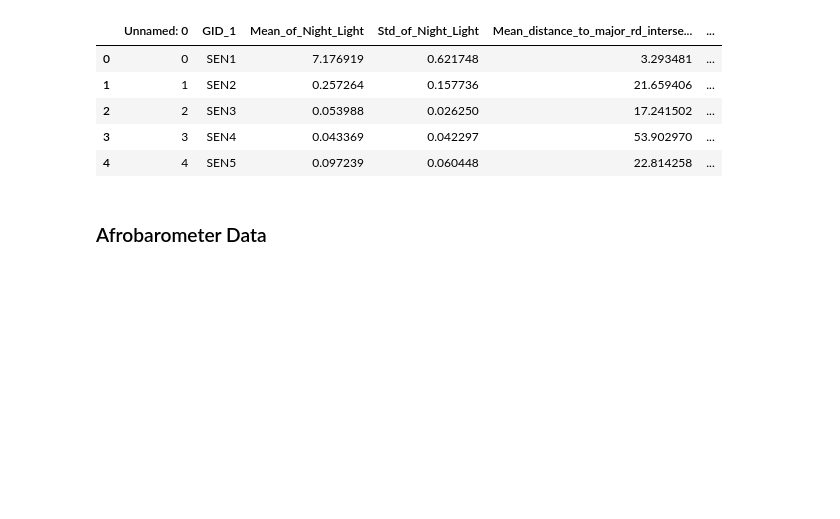
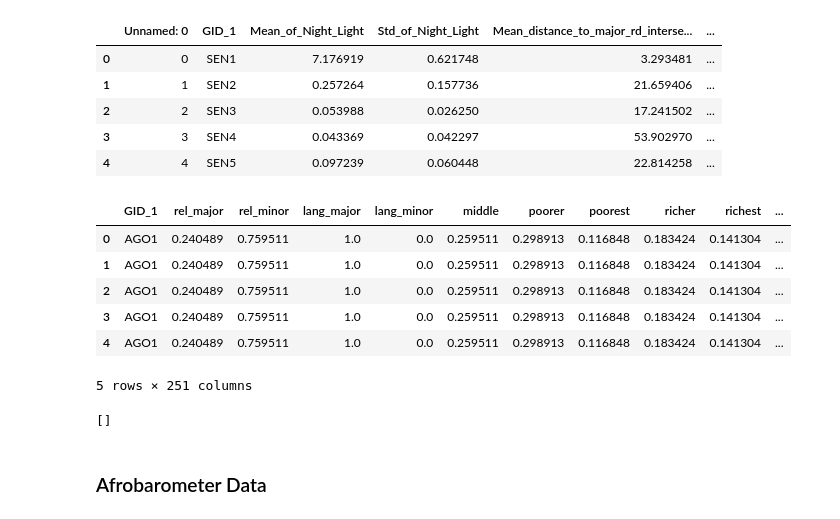
Before and after one commit to Societal-Computing/health_inequalities, a Jupyter notebook: notebooks/Data_Analysis.ipynb, the cells around one changed output. Saved outputs shown, nothing was run; the diff lists cells and outputs as text; code cells hidden in the pictures; blank space fills up the shorter version.

```diff
--- a/notebooks/Data_Analysis.ipynb
+++ b/notebooks/Data_Analysis.ipynb
@@ -188,6 +187,22 @@ wp.head()
 | 2 | 2 | SEN3 | 0.053988 | 0.026250 | 17.241502 | ... |
 | 3 | 3 | SEN4 | 0.043369 | 0.042297 | 53.902970 | ... |
 | 4 | 4 | SEN5 | 0.097239 | 0.060448 | 22.814258 | ... |
+# %%
+dhs = pd.read_csv("external_dataset/dhs_health_by_sex_mobile.csv")
+# %%
+dhs.head()
+# %% [output]
+|  | GID_1 | rel_major | rel_minor | lang_major | lang_minor | middle | poorer | poorest | richer | richest | ... |
+| 0 | AGO1 | 0.240489 | 0.759511 | 1.0 | 0.0 | 0.259511 | 0.298913 | 0.116848 | 0.183424 | 0.141304 | ... |
+| 1 | AGO1 | 0.240489 | 0.759511 | 1.0 | 0.0 | 0.259511 | 0.298913 | 0.116848 | 0.183424 | 0.141304 | ... |
+| 2 | AGO1 | 0.240489 | 0.759511 | 1.0 | 0.0 | 0.259511 | 0.298913 | 0.116848 | 0.183424 | 0.141304 | ... |
+| 3 | AGO1 | 0.240489 | 0.759511 | 1.0 | 0.0 | 0.259511 | 0.298913 | 0.116848 | 0.183424 | 0.141304 | ... |
+| 4 | AGO1 | 0.240489 | 0.759511 | 1.0 | 0.0 | 0.259511 | 0.298913 | 0.116848 | 0.183424 | 0.141304 | ... |
+5 rows × 251 columns
+# %%
+[c for c in dhs.GID_1.unique().tolist() if "GHA" in c]
+# %% [output]
+[]
 # %% [markdown]
 ### Afrobarometer Data
 # %%
```
Also changed, not shown: parts of 5 cells of this notebook.
